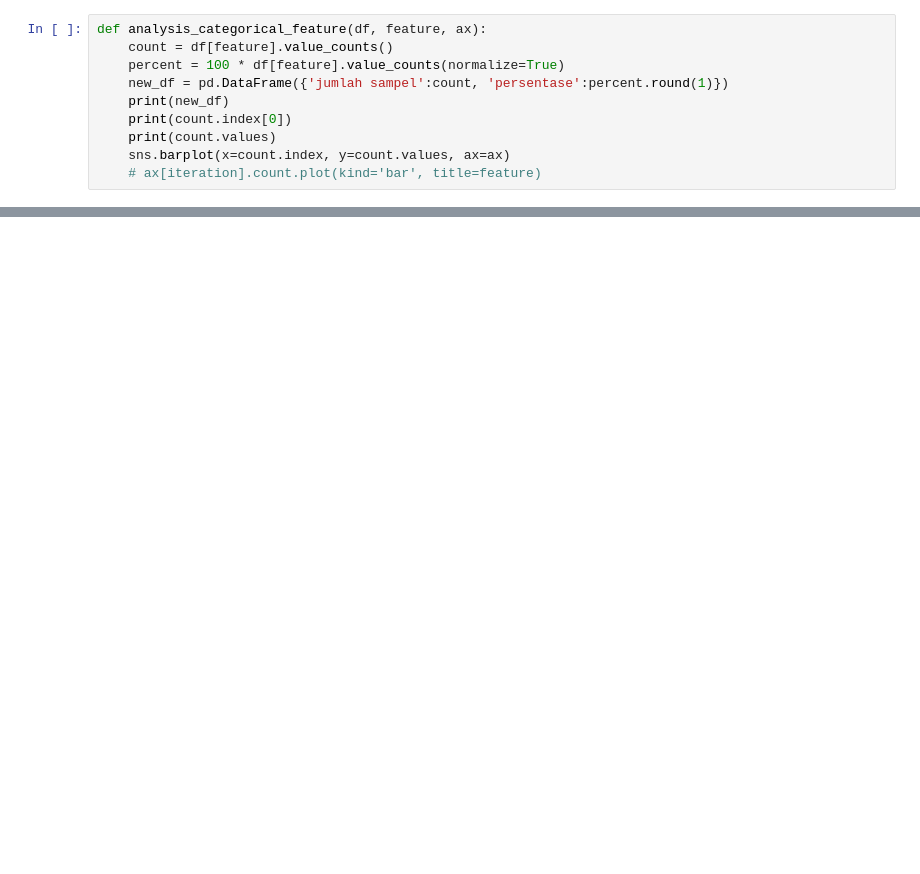
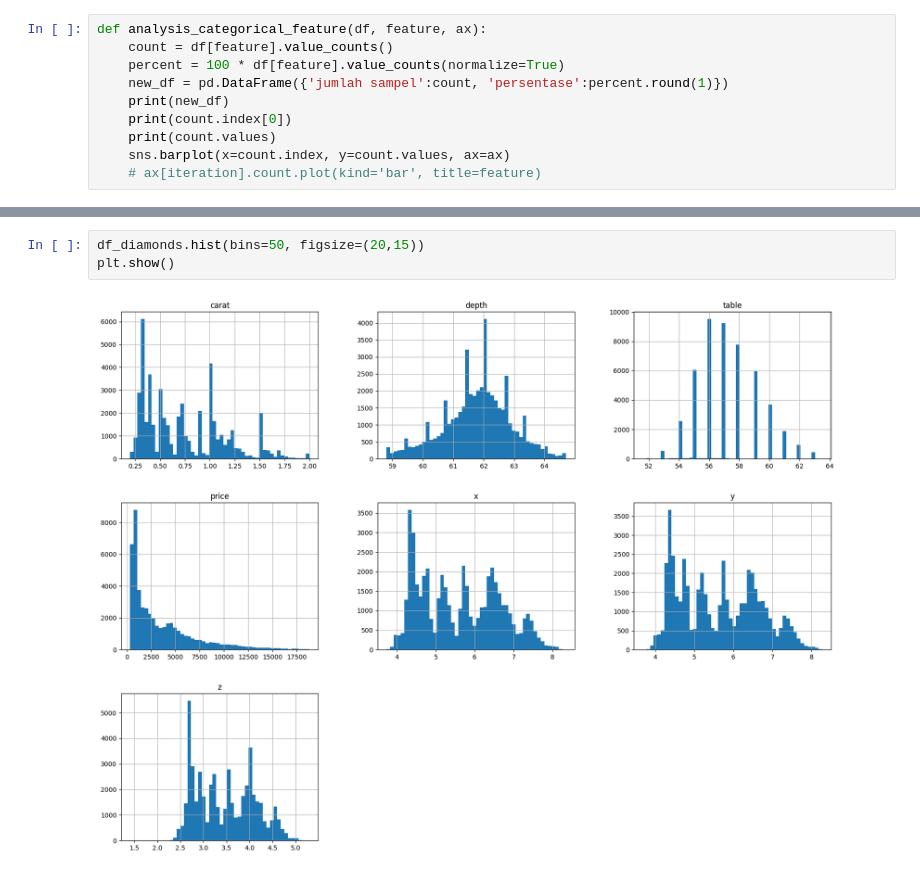
Before and after one commit to 337ubaid/dicoding-ml-terapan, a Jupyter notebook: predictive-analytics/diamond-predict.ipynb, the cells around one changed output, grey strips where cells are left out. Drawn from its saved outputs; the diff is of its cells as text; blank space fills up the shorter version.

```diff
--- a/predictive-analytics/diamond-predict.ipynb
+++ b/predictive-analytics/diamond-predict.ipynb
@@ -208,0 +183,5 @@ SI1
+# %%
+df_diamonds.hist(bins=50, figsize=(20,15))
+plt.show()
+# %% [output]
+[figure, added]
```
Also changed, not shown: parts of 10 cells of this notebook.
